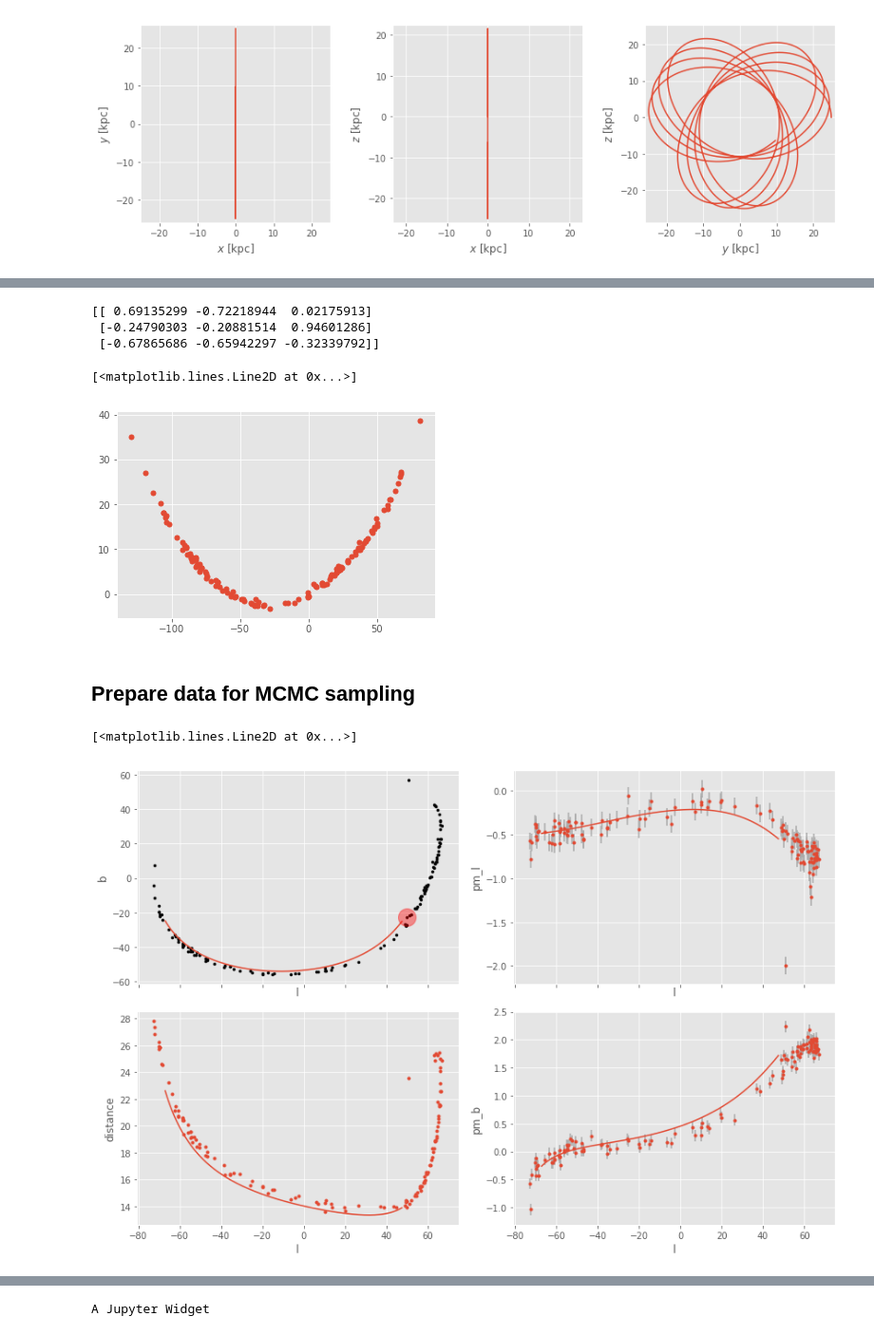
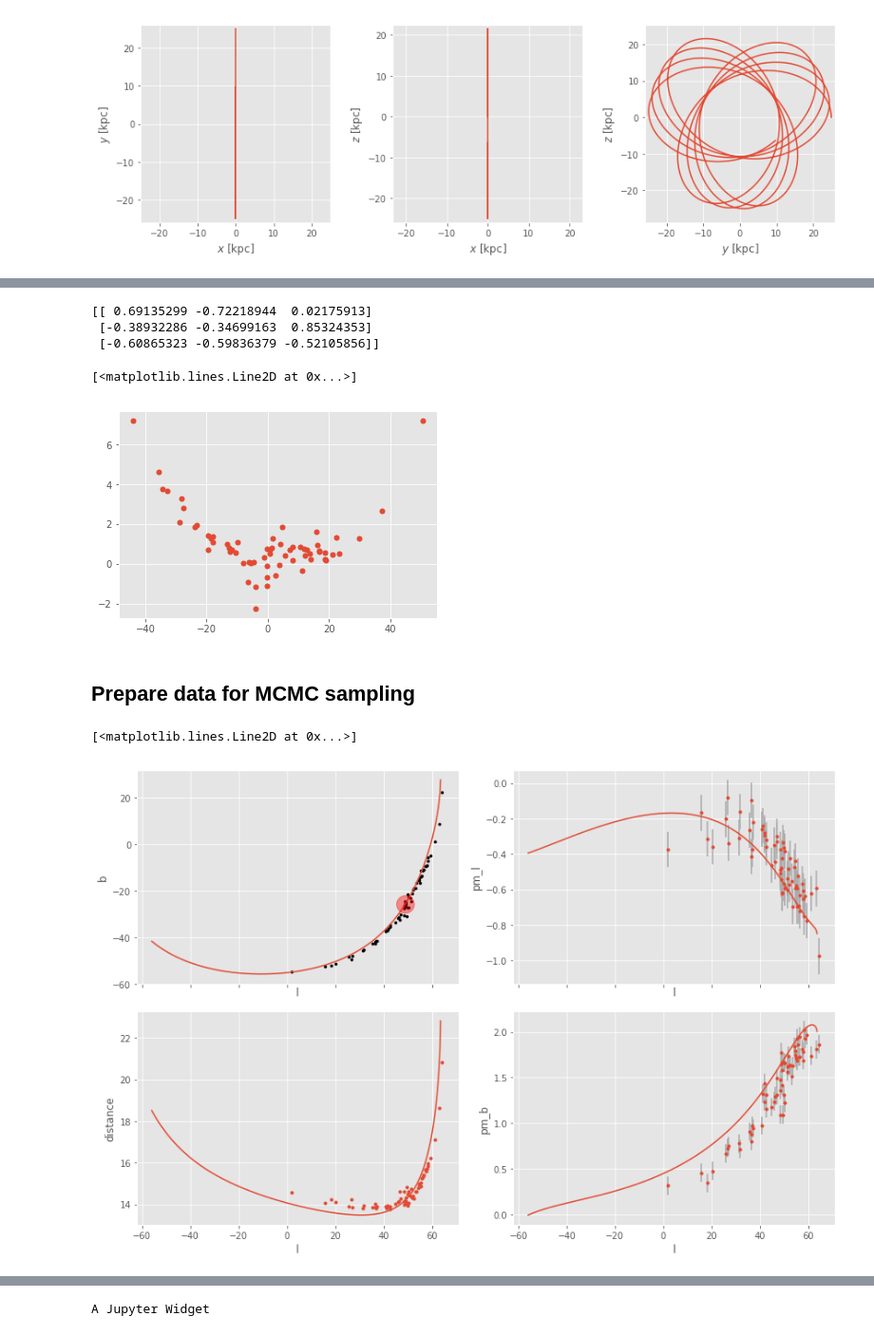
Before and after one commit to andersdot/gaiaDR2, a Jupyter notebook: fitAnOrbit.ipynb, the cells around one changed output, grey strips where cells are left out. Shown: that part at 95% size. Saved outputs shown, nothing was run; the diff lists cells and outputs as text; code cells hidden in the pictures.

Commit message:
getting closer to fitting an orbit

```diff
--- a/fitAnOrbit.ipynb
+++ b/fitAnOrbit.ipynb
@@ -74,4 +74,4 @@ Text(0,0.5,'b')
 # %%
-np.random.seed(42)
-idx = np.random.permutation(np.arange(1001, 2*5501, dtype=int))[:128]
+np.random.seed(12)
+idx = np.random.permutation(np.arange(len(stream_g)-2000, len(stream_g), dtype=int))[:64]
 obs_c = stream_g[idx]
@@ -91,8 +87,8 @@ ModelStream = sf.StreamFrame(M=R)
 print(R)
 # %% [output]
 [[ 0.69135299 -0.72218944  0.02175913]
- [-0.24790303 -0.20881514  0.94601286]
- [-0.67865686 -0.65942297 -0.32339792]]
+ [-0.38932286 -0.34699163  0.85324353]
+ [-0.60865323 -0.59836379 -0.52105856]]
 # %%
 # rotate all data to plot
 rot_rep = obs_c.transform_to(ModelStream)
@@ -101,7 +97,7 @@ pl.figure()
 pl.plot(rot_rep.phi1.wrap_at(180*u.deg).degree, rot_rep.phi2.degree, ls='none', marker='o', ms=5.)
 # %% [output]
 [<matplotlib.lines.Line2D at 0x...>]
-[figure, old version]
+[figure, new version]
 # %% [markdown]
 ## Prepare data for MCMC sampling
 # %%
@@ -132,8 +128,8 @@ freeze = dict()
 freeze['phi2_sigma'] = np.radians(0.9)
 freeze['d_sigma'] = 0.15
 freeze['vr_sigma'] = (1.5*u.km/u.s).decompose(galactic).value
-freeze['t_forw'] = 0.
-freeze['t_back'] = -150.
+freeze['t_forw'] = 100.
+freeze['t_back'] = -100.
 # freeze['hernquist_logm'] = np.log10(true_potential.parameters['m'].value)
 
 index = data['phi1'].argmin()
@@ -149,7 +145,8 @@ def plot_mcmc_sample_orbit(p):
     w0 = ss._mcmc_sample_to_w0(p, R)
 
     #take values of x, y, z, vx, vy, vz and calculate an orbit
-    orbit = true_potential.integrate_orbit(w0, dt=-0.5, t1=0., t2=freeze['t_back'])
+    orbit = ss.integrate_forward_backward(potential, w0, t_back=freeze['t_back'], t_forw=freeze['t_forw'])
+    #orbit = true_potential.integrate_orbit(w0, dt=-0.5, t1=0., t2=freeze['t_back'])
     orbit_c = orbit.to_coord_frame(coord.Galactic, **galcen_frame)
 
     #plot comparison of observed stream to orbit
@@ -186,13 +183,15 @@ def plot_mcmc_sample_orbit(p):
     fig.tight_layout()
     return fig,axes
 # %%
+potential = gp.HernquistPotential(m=true_potential.parameters['m'].value, c=true_potential.parameters['c'], units=galactic)
+
 fig,axes = plot_mcmc_sample_orbit(p0_guess)
 
 derp = sf.StreamFrame(phi1=data['phi1'][index][None],
                       phi2=data['phi2'][index][None],
                       distance=data['distance'][index][None], M=R)
 g = derp.transform_to(coord.Galactic)
 axes[0,0].plot(g.l.degree, g.b.degree, marker='o', color='r', alpha=0.4, markersize=20)
 # %% [output]
 [<matplotlib.lines.Line2D at 0x...>]
-[figure, old version]
+[figure, new version]
```
Also changed, not shown: parts of 10 cells of this notebook, 1 other file.
